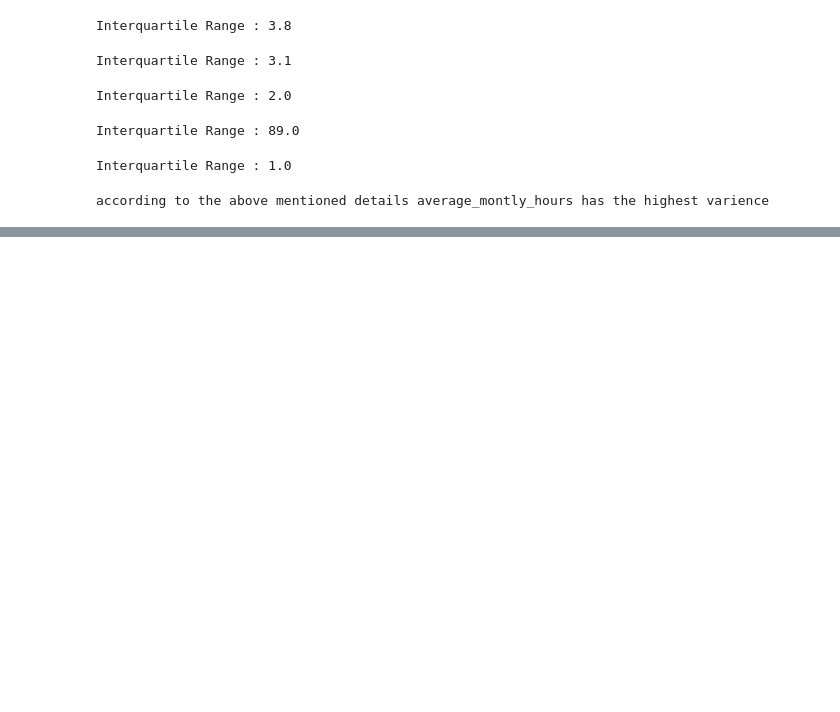
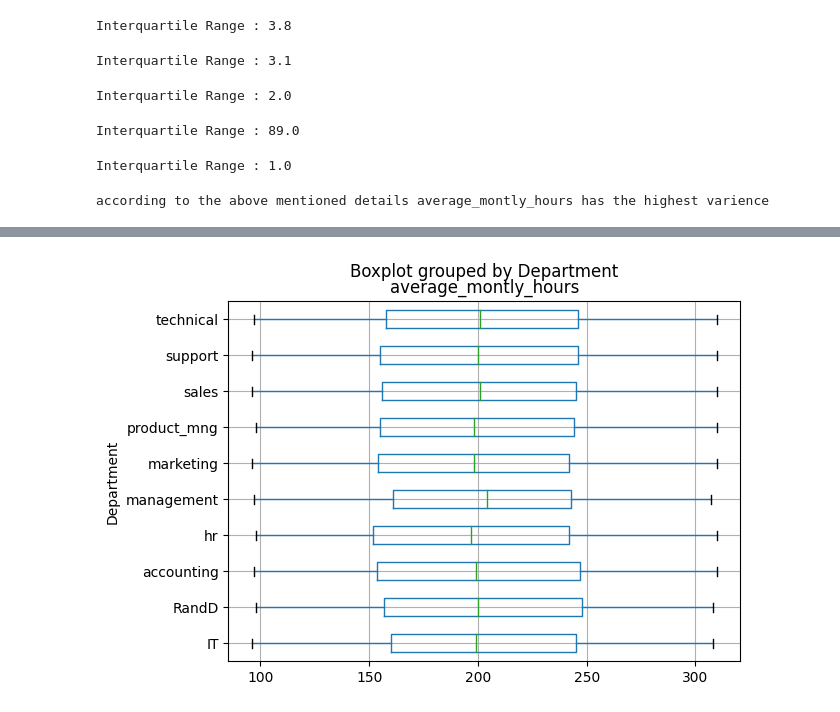
Before and after one commit to SriGanesh01/MLSA_EDA_1, a Jupyter notebook: Analysis.ipynb, the cells around one changed output, grey strips where cells are left out. Drawn from its saved outputs; the diff is of its cells as text; code cells hidden in the pictures; blank space fills up the shorter version.

```diff
--- a/Analysis.ipynb
+++ b/Analysis.ipynb
@@ -184,0 +200,5 @@ according to the above mentioned details average_montly_hours has the highest va
+# %%
+Employee_HR.boxplot(column='average_montly_hours', by='Department',vert=False)
+plt.show()
+# %% [output]
+[figure, added]
```
Also changed, not shown: parts of 9 cells of this notebook.
